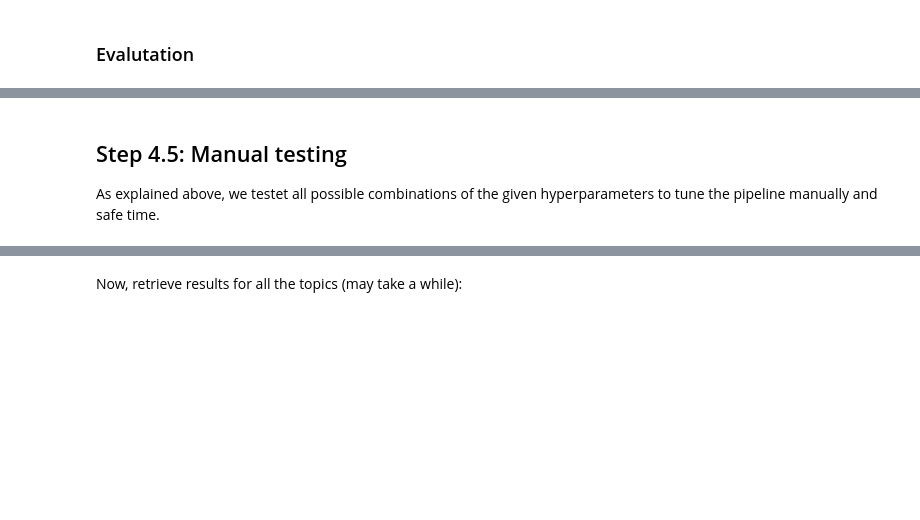
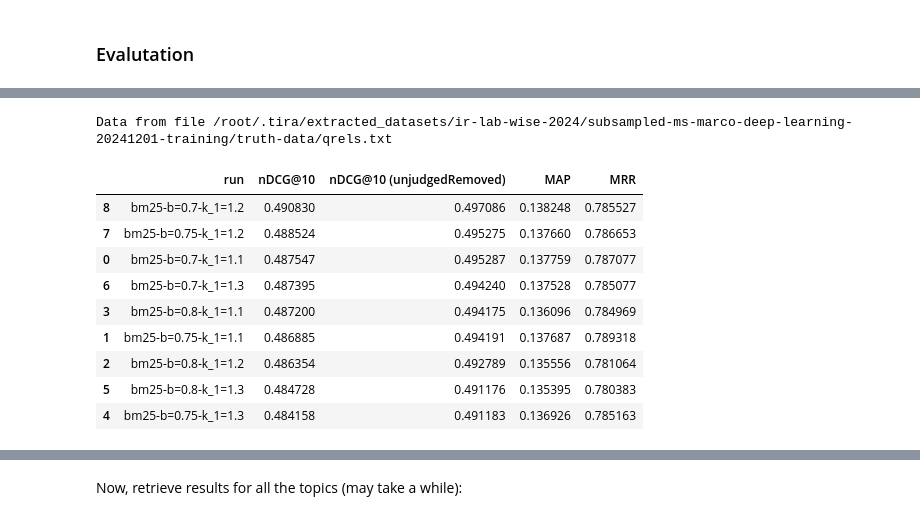
Before and after one commit to PatrickStahl/information-retrieval-exercise, a Jupyter notebook: baseline-retrieval-system/baseline-retrieval-system.ipynb, the cells around one changed output, grey strips where cells are left out. Saved outputs shown, nothing was run; the diff lists cells and outputs as text; code cells hidden in the pictures; blank space fills up the shorter version.

```diff
--- a/baseline-retrieval-system/baseline-retrieval-system.ipynb
+++ b/baseline-retrieval-system/baseline-retrieval-system.ipynb
@@ -239,13 +190,9 @@ from trectools import TrecRun, TrecQrel, TrecEval
 from tira.rest_api_client import Client
 from glob import glob
 import pandas as pd
-tira = Client()
 
-def load_qrels(dataset):
-    return TrecQrel(tira.download_dataset('ir-lab-jena-leipzig-wise-2023', dataset, truth_dataset=True) + '/qrels.txt')
-
-training_qrels = load_qrels('training-20231104-training')
-validation_qrels = load_qrels('validation-20231104-training')
+def get_qrels():
+    return TrecQrel(tira.download_dataset('ir-lab-wise-2024', "subsampled-ms-marco-deep-learning-20241201-training", truth_dataset=True) + '/qrels.txt')
 # %%
 def evaluate_run(run_dir, qrels):
     run = TrecRun(run_dir + '/run.txt')
@@ -260,7 +207,21 @@ def evaluate_run(run_dir, qrels):
     }
 # %%
 df = []
+qrels = get_qrels()
+print(qrels)
 for r in glob('grid-search/training/bm25*'):
-    df += [evaluate_run(r, training_qrels)]
+    df += [evaluate_run(r,qrels )]
 df = pd.DataFrame(df)
 df.sort_values('nDCG@10', ascending=False)
+# %% [output]
+Data from file /root/.tira/extracted_datasets/ir-lab-wise-2024/subsampled-ms-marco-deep-learning-20241201-training/truth-data/qrels.txt
+|  | run | nDCG@10 | nDCG@10 (unjudgedRemoved) | MAP | MRR |
+| 8 | bm25-b=0.7-k_1=1.2 | 0.490830 | 0.497086 | 0.138248 | 0.785527 |
+| 7 | bm25-b=0.75-k_1=1.2 | 0.488524 | 0.495275 | 0.137660 | 0.786653 |
+| 0 | bm25-b=0.7-k_1=1.1 | 0.487547 | 0.495287 | 0.137759 | 0.787077 |
+| 6 | bm25-b=0.7-k_1=1.3 | 0.487395 | 0.494240 | 0.137528 | 0.785077 |
+| 3 | bm25-b=0.8-k_1=1.1 | 0.487200 | 0.494175 | 0.136096 | 0.784969 |
+| 1 | bm25-b=0.75-k_1=1.1 | 0.486885 | 0.494191 | 0.137687 | 0.789318 |
+| 2 | bm25-b=0.8-k_1=1.2 | 0.486354 | 0.492789 | 0.135556 | 0.781064 |
+| 5 | bm25-b=0.8-k_1=1.3 | 0.484728 | 0.491176 | 0.135395 | 0.780383 |
+| 4 | bm25-b=0.75-k_1=1.3 | 0.484158 | 0.491183 | 0.136926 | 0.785163 |
@@ -273,3 +227,0 @@ df.sort_values('nDCG@10', ascending=False)
-# %% [markdown]
-## Step 4.5: Manual testing
-As explained above, we testet all possible combinations of the given hyperparameters to tune the pipeline manually and safe time.
```
Also changed, not shown: parts of 43 cells of this notebook, 19 other files.
